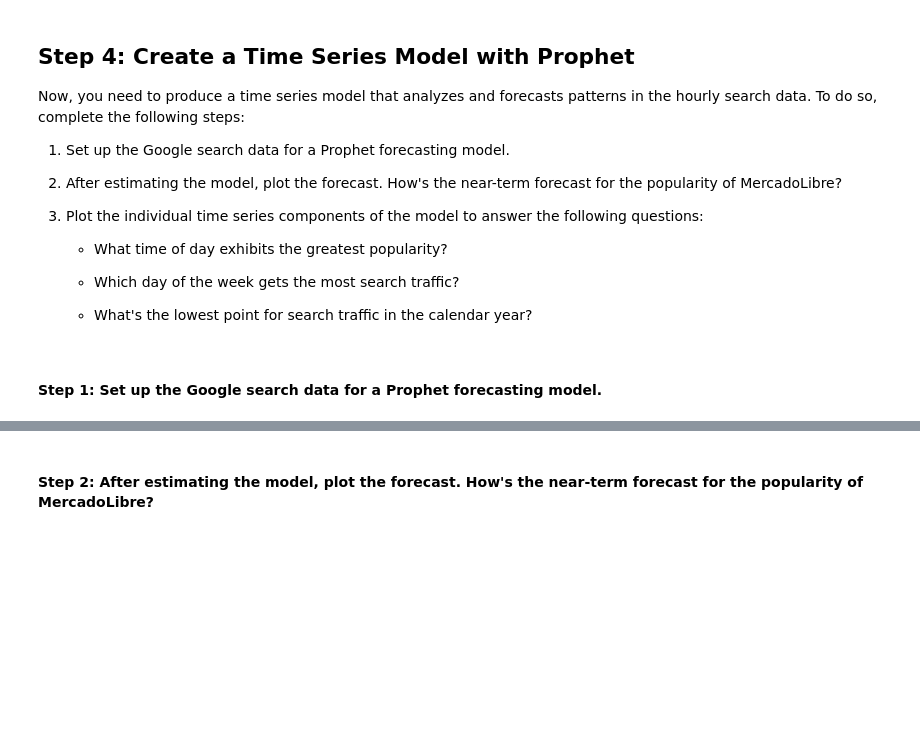
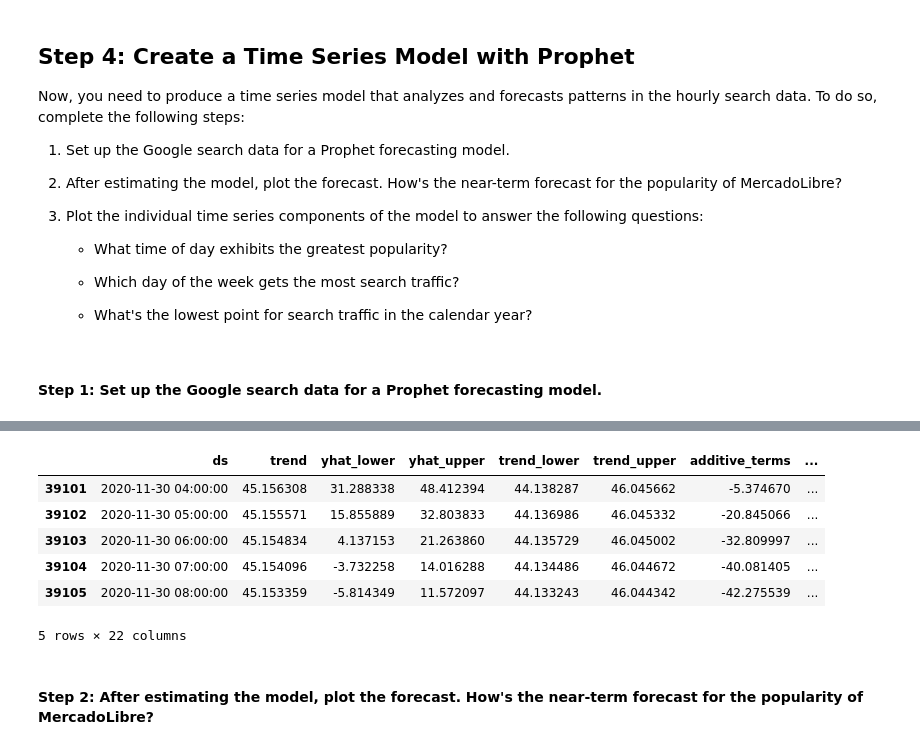
Before and after one commit to vaughanroberts13/APIlearninz, a Jupyter notebook: forecasting_net_prophet.ipynb, the cells around one changed output, grey strips where cells are left out. Drawn from its saved outputs; the diff is of its cells as text; code cells hidden in the pictures; blank space fills up the shorter version.

```diff
--- a/forecasting_net_prophet.ipynb
+++ b/forecasting_net_prophet.ipynb
@@ -425,12 +425,14 @@ Now, you need to produce a time series model that analyzes and forecasts pattern
 #### Step 1: Set up the Google search data for a Prophet forecasting model.
 # %%
 # Using the df_mercado_trends DataFrame, reset the index so the date information is no longer the index
-
+mercado_prophet_df = df_mercado_trends.reset_index()
 
 # Label the columns ds and y so that the syntax is recognized by Prophet
-
+mercado_prophet_df.columns = ['ds', 'y']
 
 # Drop an NaN values from the prophet_df DataFrame
-
+mercado_prophet_df = mercado_prophet_df.dropna()
 
 # View the first and last five rows of the mercado_prophet_df DataFrame
+display(mercado_prophet_df.head())
+display(mercado_prophet_df.tail())
@@ -447,8 +482,17 @@ Now, you need to produce a time series model that analyzes and forecasts pattern
 # %%
 # Make the predictions for the trend data using the future_mercado_trends DataFrame
-
+forecast_mercado_trends = model_mercado_trends.predict(future_mercado_trends)
 
 # Display the first five rows of the forecast_mercado_trends DataFrame
+forecast_mercado_trends.tail()
+# %% [output]
+|  | ds | trend | yhat_lower | yhat_upper | trend_lower | trend_upper | additive_terms | ... |
+| 39101 | 2020-11-30 04:00:00 | 45.156308 | 31.288338 | 48.412394 | 44.138287 | 46.045662 | -5.374670 | ... |
+| 39102 | 2020-11-30 05:00:00 | 45.155571 | 15.855889 | 32.803833 | 44.136986 | 46.045332 | -20.845066 | ... |
+| 39103 | 2020-11-30 06:00:00 | 45.154834 | 4.137153 | 21.263860 | 44.135729 | 46.045002 | -32.809997 | ... |
+| 39104 | 2020-11-30 07:00:00 | 45.154096 | -3.732258 | 14.016288 | 44.134486 | 46.044672 | -40.081405 | ... |
+| 39105 | 2020-11-30 08:00:00 | 45.153359 | -5.814349 | 11.572097 | 44.133243 | 46.044342 | -42.275539 | ... |
+5 rows × 22 columns
 # %% [markdown]
 #### Step 2: After estimating the model, plot the forecast. How's the near-term forecast for the popularity of MercadoLibre?
 # %%
```
Also changed, not shown: parts of 15 cells of this notebook.
